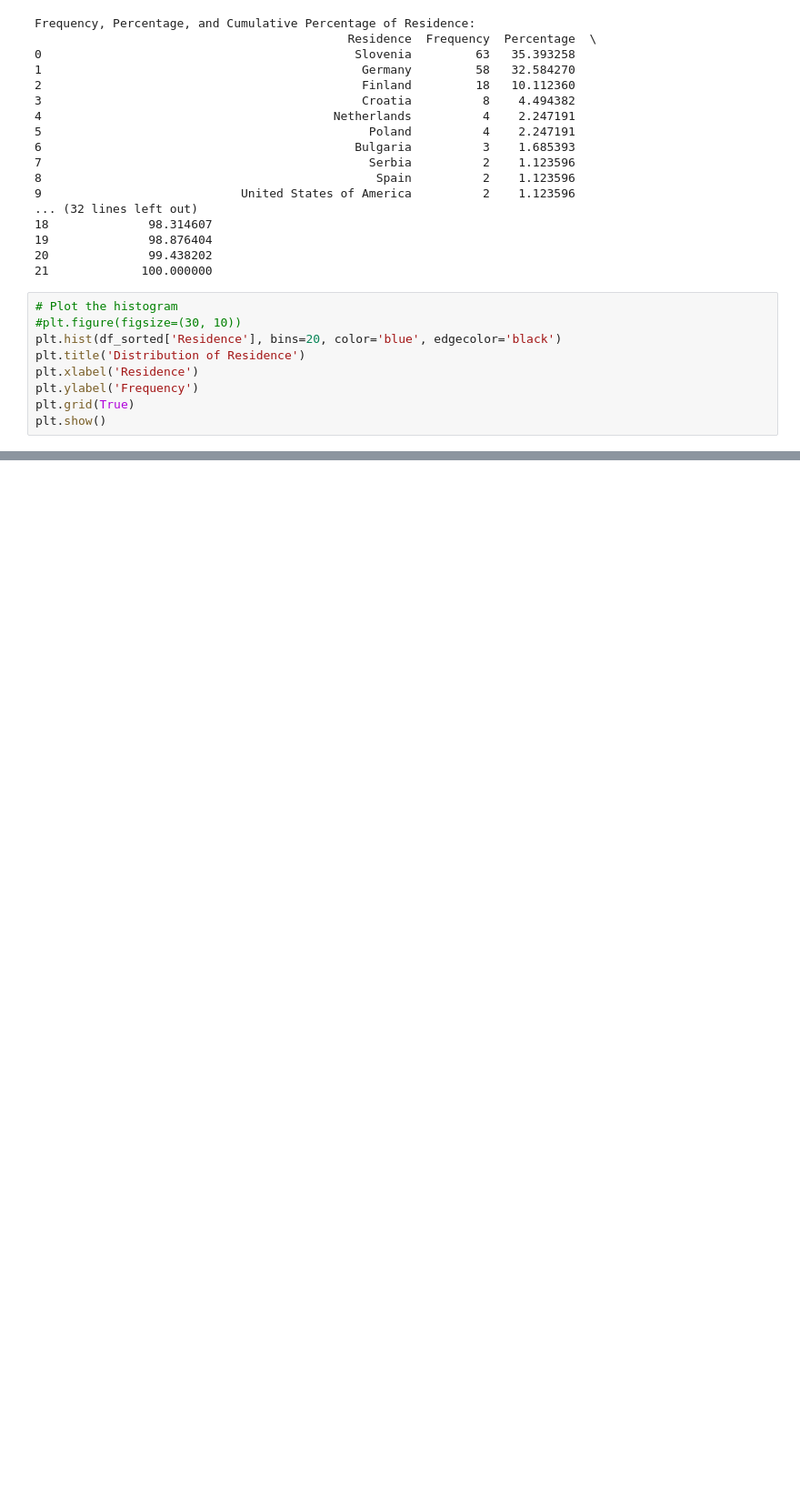
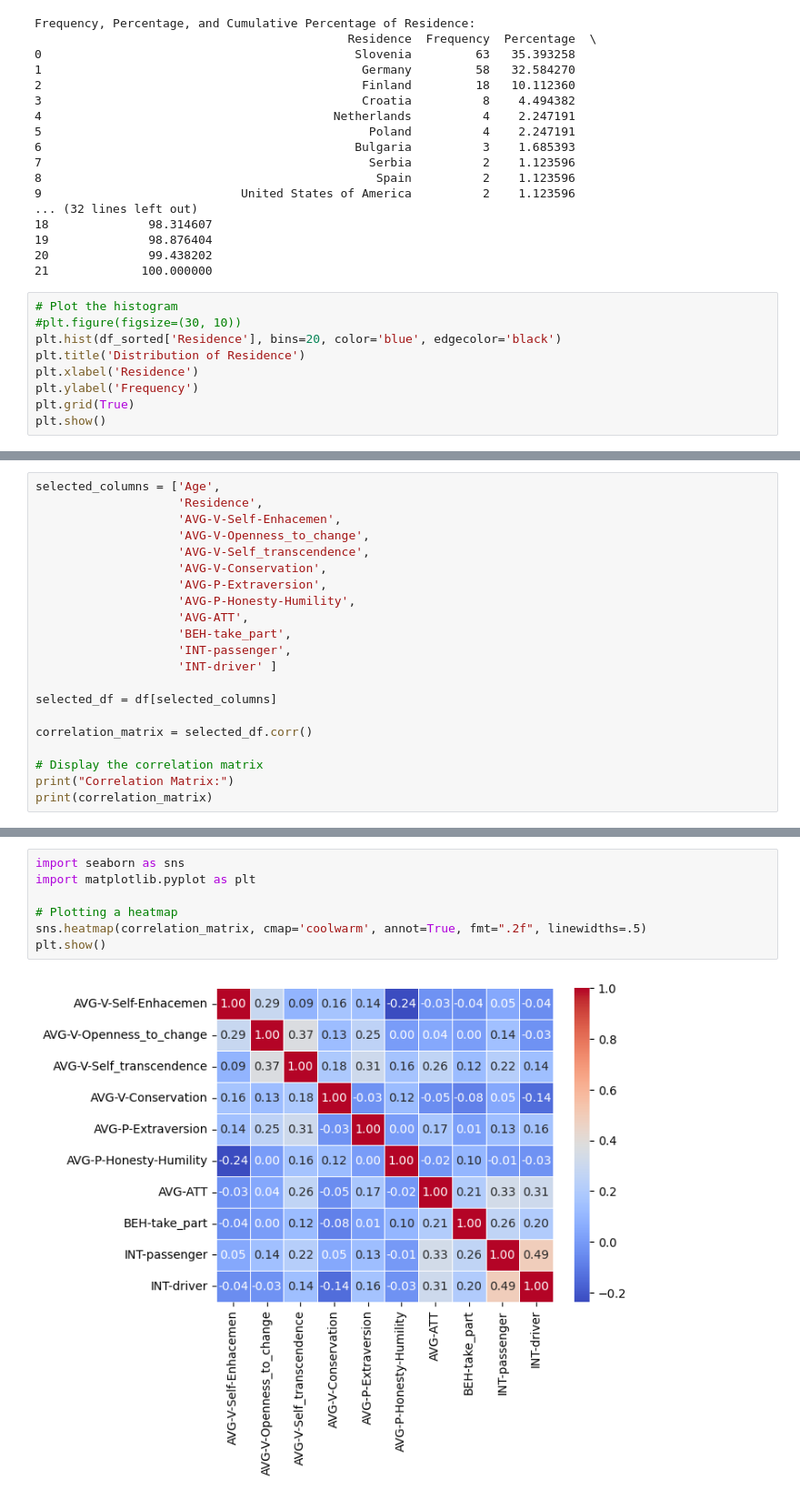
Before and after one commit to metkapinezic/Testing-the-Value-Attitude-Behavior-model, a Jupyter notebook: vab.ipynb, the cells around one changed output, grey strips where cells are left out. Shown: that part at 91% size. Saved outputs shown, nothing was run; the diff lists cells and outputs as text; blank space fills up the shorter version.

```diff
--- a/vab.ipynb
+++ b/vab.ipynb
@@ -126,0 +181,21 @@ plt.show()
+# %%
+selected_columns = ['Age',
+                    'Residence',
+                    'AVG-V-Self-Enhacemen',
+                    'AVG-V-Openness_to_change',
+                    'AVG-V-Self_transcendence',
+                    'AVG-V-Conservation',
+                    'AVG-P-Extraversion',
+                    'AVG-P-Honesty-Humility',
+                    'AVG-ATT',
+                    'BEH-take_part',
+                    'INT-passenger',
+                    'INT-driver' ]
+
+selected_df = df[selected_columns]
+
+correlation_matrix = selected_df.corr()
+
+# Display the correlation matrix
+print("Correlation Matrix:")
+print(correlation_matrix)
@@ -126,0 +220,9 @@ plt.show()
+# %%
+import seaborn as sns
+import matplotlib.pyplot as plt
+
+# Plotting a heatmap
+sns.heatmap(correlation_matrix, cmap='coolwarm', annot=True, fmt=".2f", linewidths=.5)
+plt.show()
+# %% [output]
+[figure, added]
```
Also changed, not shown: parts of 7 cells of this notebook.
